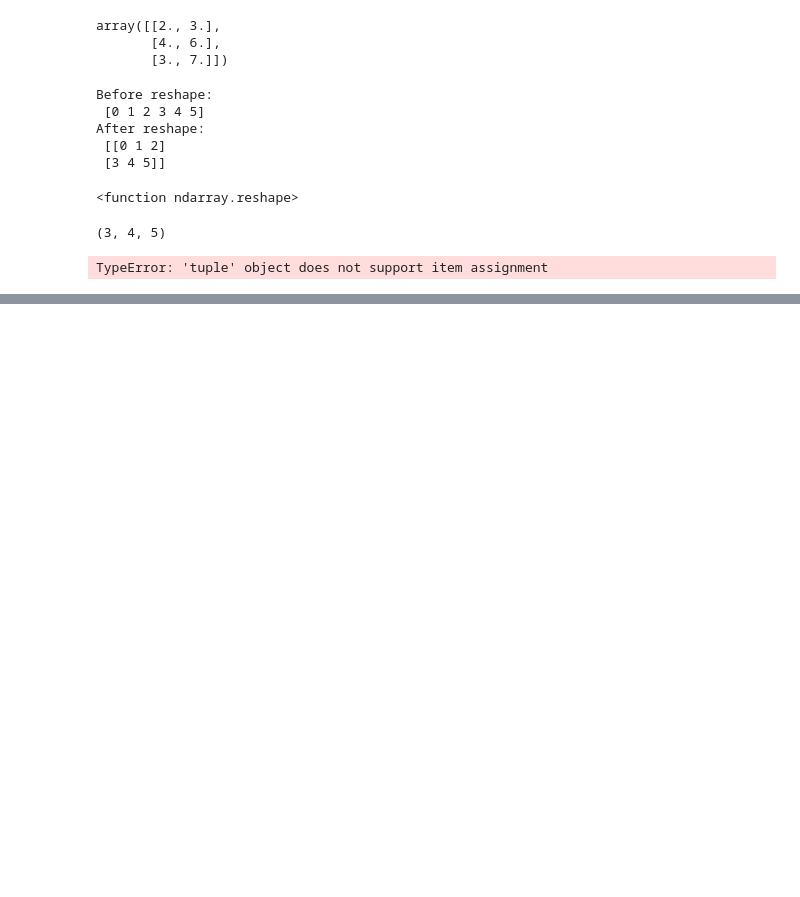
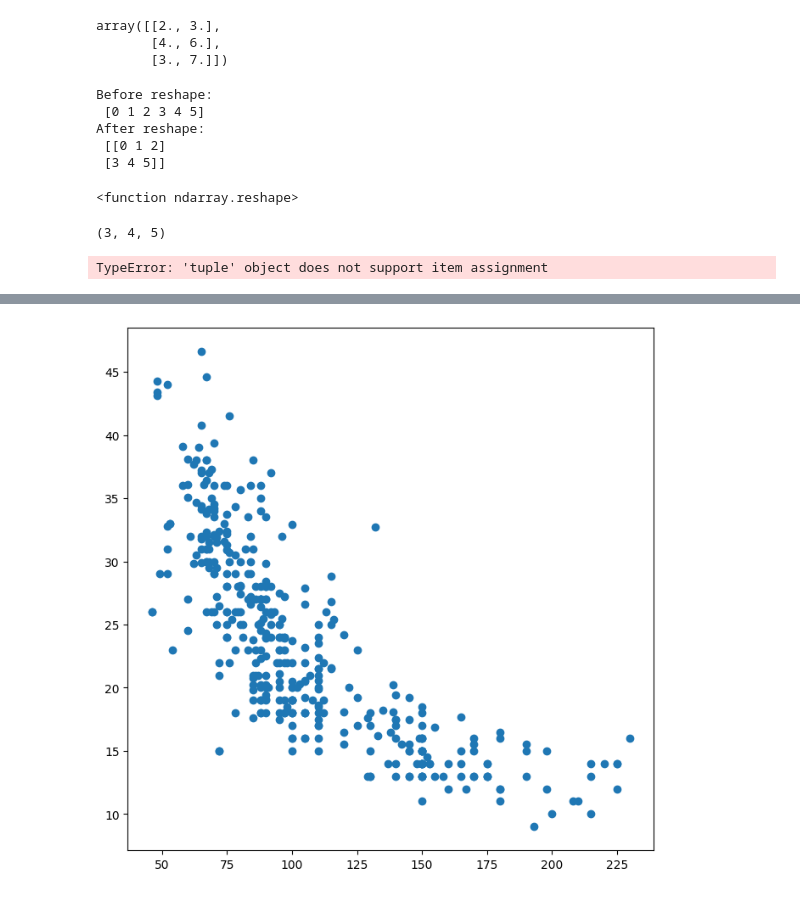
Before and after one commit to omsouravsharma/Intro-to-Statistical-Learning, a Jupyter notebook: chapter-1/Chapter-1.ipynb, the cells around one changed output, grey strips where cells are left out. Cells and saved outputs as stored; diff of their text form; code cells hidden in the pictures; blank space fills up the shorter version.

```diff
--- a/chapter-1/Chapter-1.ipynb
+++ b/chapter-1/Chapter-1.ipynb
@@ -285,0 +413,5 @@ array([False,  True, False,  True, False, False])
+# %%
+# Loading data
+import pandas as pd
+Auto = pd.read_csv("../data/auto.csv")
+Auto
@@ -285,0 +505,3 @@ array([False,  True, False,  True, False, False])
+# %%
+Auto_re = Auto.set_index('name')
+Auto_re
@@ -285,0 +690,7 @@ array([False,  True, False,  True, False, False])
+# %%
+# plot
+
+fig, ax = plt.subplots( figsize = (8,8))
+ax.plot(Auto_re['horsepower'], Auto_re['mpg'], 'o');
+# %% [output]
+[figure, added]
```
Also changed, not shown: parts of 64 cells of this notebook, 1 other file.
